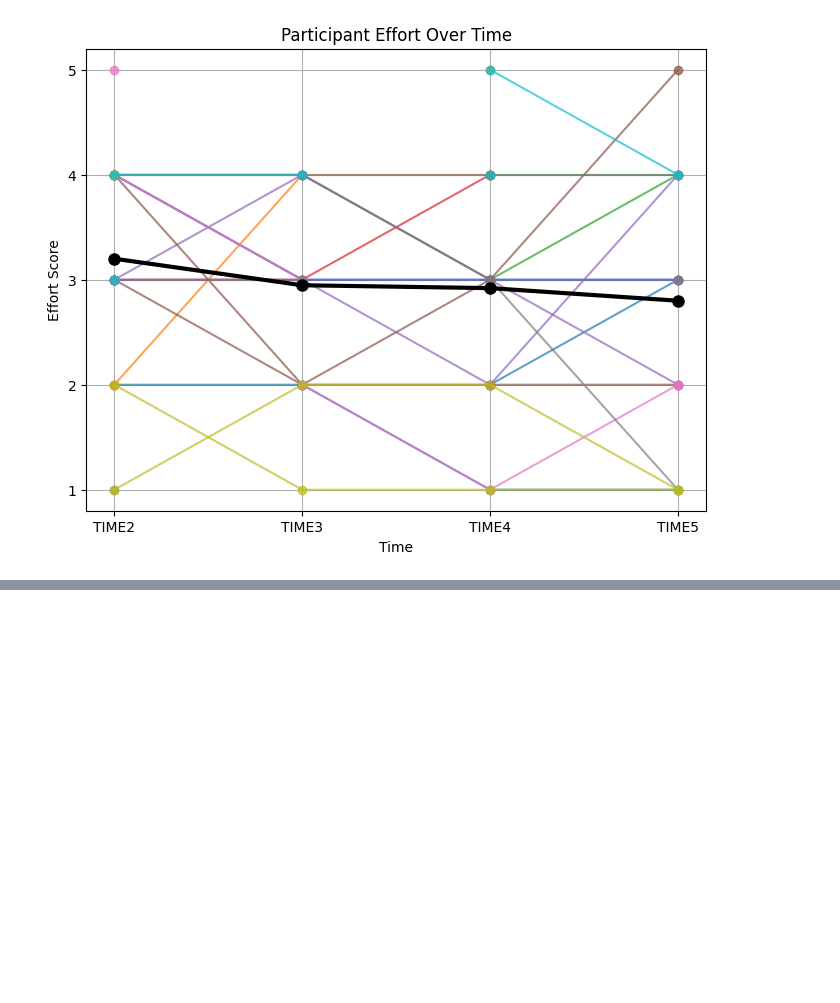
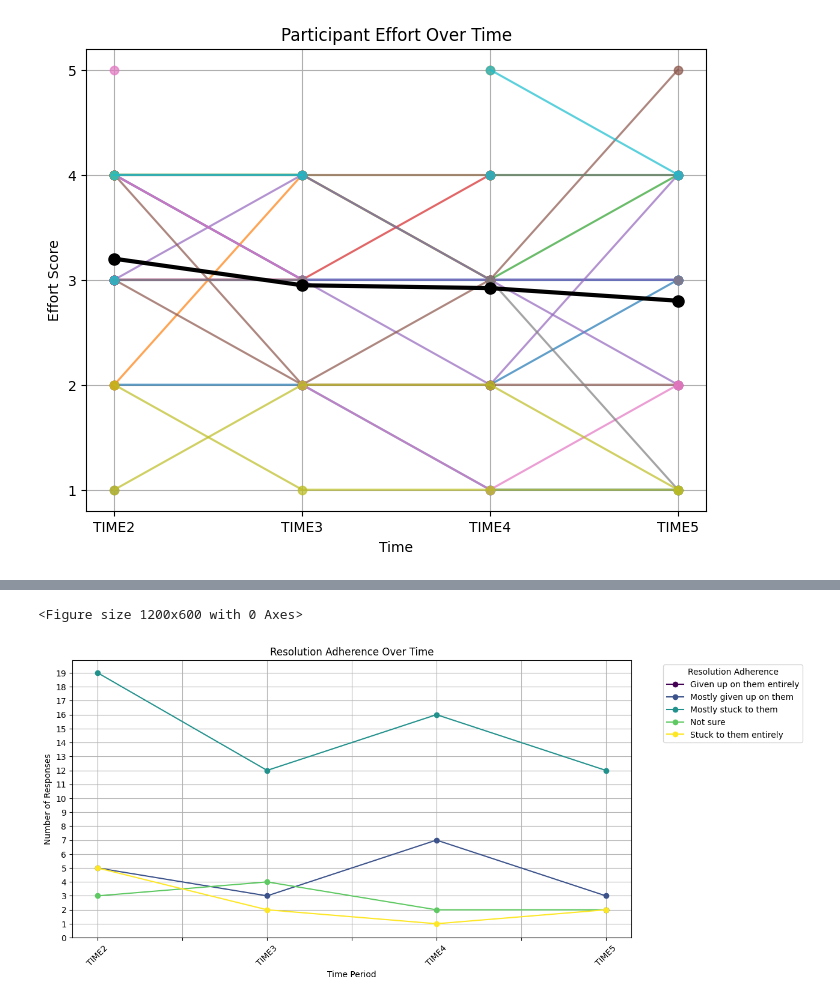
Before and after one commit to innaamogolonova/COGS164_NY_Res, a Jupyter notebook: workbook.ipynb, the cells around one changed output, grey strips where cells are left out. Cells and saved outputs as stored; diff of their text form; code cells hidden in the pictures; blank space fills up the shorter version.

```diff
--- a/workbook.ipynb
+++ b/workbook.ipynb
@@ -215,0 +228,24 @@ plt.show()
+# %%
+df_new = pd.read_csv("ResAdherence.csv" )
+
+df_long = df_new.melt(var_name="Time Period", value_name="Resolution Adherence")
+
+resolution_time_series_new = df_long.groupby(["Time Period", "Resolution Adherence"]).size().unstack()
+
+plt.figure(figsize=(12, 6))
+ax = resolution_time_series_new.plot(kind="line", marker="o", figsize=(12, 6), colormap="viridis")
+
+plt.xlabel("Time Period")
+plt.ylabel("Number of Responses")
+plt.title("Resolution Adherence Over Time")
+
+y_max = resolution_time_series_new.max().max()
+plt.yticks(np.arange(0, y_max + 1, 1))
+
+plt.xticks(rotation=45)
+plt.legend(title="Resolution Adherence", bbox_to_anchor=(1.05, 1), loc="upper left")
+plt.grid(True)
+plt.show()
+# %% [output]
+<Figure size 1200x600 with 0 Axes>
+[figure, added]
```
Also changed, not shown: parts of 1 cell of this notebook, 2 other files.
